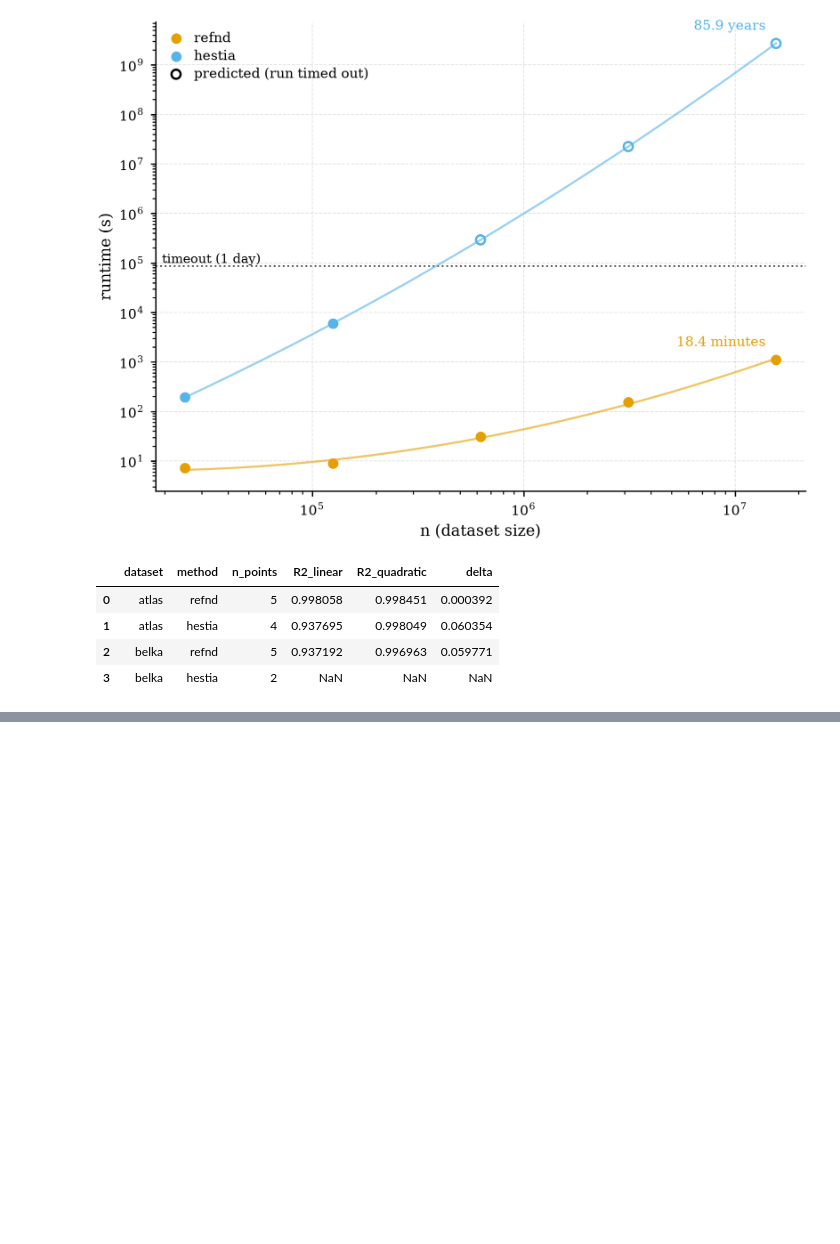
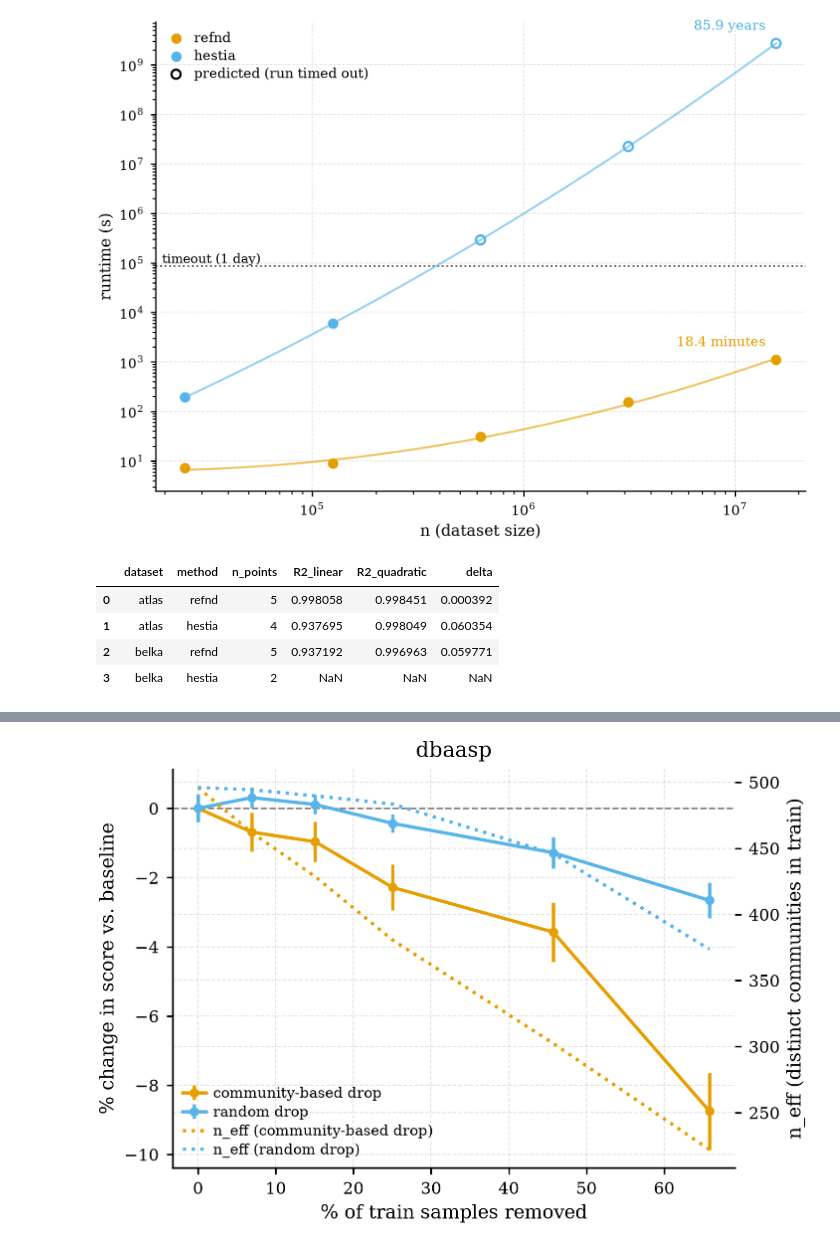
Before and after one commit to anthol42/refnd-paper, a Jupyter notebook: notebooks/comparison_figures.ipynb, the cells around one changed output, grey strips where cells are left out. Cells and saved outputs as stored; diff of their text form; code cells hidden in the pictures; blank space fills up the shorter version.

```diff
--- a/notebooks/comparison_figures.ipynb
+++ b/notebooks/comparison_figures.ipynb
@@ -297,10 +315,13 @@ def plot_scaling(dataset: str, methods: list[str] = ("refnd", "hestia")):
 
     return fig, ax, fit_params
 
-_ = plot_scaling("atlas")
+fig, ax, fit_params = plot_scaling("atlas")
 plt.show()
-_ = plot_scaling("belka")
+save_fig(fig, "scaling_atlas")
+
+fig, ax, fit_params = plot_scaling("belka")
 plt.show()
+save_fig(fig, "scaling_belka")
 # %% [output]
 [atlas] fit parameters (log10(y) = polyval(coeffs, log10(x))):
   refnd    linear_loglog      coeffs (high->low degree) = [1.102124285212086, -3.377091437495138]
@@ -404,8 +425,9 @@ def plot_threshold_spread(name: str):
     return fig, (ax_top, ax_bot)
 
 for dataset_name in ("synthetic", "mnist", "molecules", "peptides", "uniref"):
-    plot_threshold_spread(dataset_name)
+    fig, axes = plot_threshold_spread(dataset_name)
     plt.show()
+    save_fig(fig, f"threshold_spread_{dataset_name}")
 # %% [output]
 [figure]
 [figure]
@@ -415,9 +435,7 @@ for dataset_name in ("synthetic", "mnist", "molecules", "peptides", "uniref"):
 # %%
 # ---- uniref: real node-level ECDF, from threshold/uniref_investigation.py --
 # Full nearest-train-neighbor distance ECDF (1000-level quantile function per
-# group, no Leiden aggregation this time) -- compare against the earlier
-# 3-quantile approximation.
-
+# group)
 with open(THRESH_DIR / "unirefxbenchmark_ecdf.json") as f:
     ecdf_data = json.load(f)
 
@@ -436,10 +454,10 @@ def plot_ecdf_from_quantiles(d: dict):
     ax.set_ylabel("cumulative fraction")
     ax.set_xlim(0, 1)
     ax.set_ylim(0, 1)
-    ax.set_title(f"uniref — node-level ECDF (KS={d['ks_stat']:.4f}, p={d['ks_pvalue']:.2e})")
     ax.legend(fontsize=8)
     fig.tight_layout()
     return fig, ax
 
-plot_ecdf_from_quantiles(ecdf_data)
+fig, ax = plot_ecdf_from_quantiles(ecdf_data)
 plt.show()
+save_fig(fig, "uniref_benchmark_ecdf")
@@ -479,0 +485,59 @@ pct_table
+# %%
+# ---- Data starvation: score vs. % of train samples removed -----------------
+STARVE_DIR = Path("..") / "results" / "data_starvation"
+
+
+def load_starvation(dataset: str) -> dict:
+    with open(STARVE_DIR / f"{dataset}.json") as f:
+        return json.load(f)
+
+
+def plot_starvation(dataset: str):
+    d = load_starvation(dataset)
+    n_train = d["n_train"]
+    by_frac = d["by_drop_fraction"]
+    n_repeats = d["n_repeats"]
+
+    drop_fracs = sorted(by_frac.keys(), key=float)
+    pct_removed = [100.0 * by_frac[k]["n_dropped_mean"] / n_train for k in drop_fracs]
+
+    baseline_key = min(drop_fracs, key=float)
+    baseline = by_frac[baseline_key]["community_score_mean"]
+
+    fig, ax = plt.subplots(figsize=(5, 3.5))
+    score_lines = {}
+    for key, label in [("community_score", "community-based drop"), ("random_score", "random drop")]:
+        means = np.array([by_frac[k][f"{key}_mean"] for k in drop_fracs])
+        stds = np.array([by_frac[k][f"{key}_std"] for k in drop_fracs])
+        pct_change = 100.0 * (means - baseline) / baseline
+        err = 100.0 * (stds / np.sqrt(n_repeats)) / baseline
+        line = ax.errorbar(pct_removed, pct_change, yerr=err, marker="o", capsize=3, label=label)
+        score_lines[key] = line[0].get_color()
+
+    ax.axhline(0.0, color="grey", linewidth=0.8, linestyle="--")
+    ax.set_xlabel("% of train samples removed")
+    ax.set_ylabel("% change in score vs. baseline")
+
+    ax_eff = ax.twinx()
+    for key, label, color in [
+        ("n_eff_community", "n_eff (community-based drop)", score_lines["community_score"]),
+        ("n_eff_random", "n_eff (random drop)", score_lines["random_score"]),
+    ]:
+        n_eff = [by_frac[k][f"{key}_mean"] for k in drop_fracs]
+        ax_eff.plot(pct_removed, n_eff, linestyle=":", marker="none", color=color, label=label)
+    ax_eff.set_ylabel("n_eff (distinct communities in train)")
+
+    h1, l1 = ax.get_legend_handles_labels()
+    h2, l2 = ax_eff.get_legend_handles_labels()
+    ax.legend(h1 + h2, l1 + l2, fontsize=7)
+
+    ax.set_title(dataset)
+    fig.tight_layout()
+    return fig, (ax, ax_eff)
+
+
+fig, axes = plot_starvation("dbaasp")
+plt.show()
+save_fig(fig, "data_starvation")
+# %% [output]
+[figure, added]
```
Also changed, not shown: parts of 9 cells of this notebook, 13 other files.
